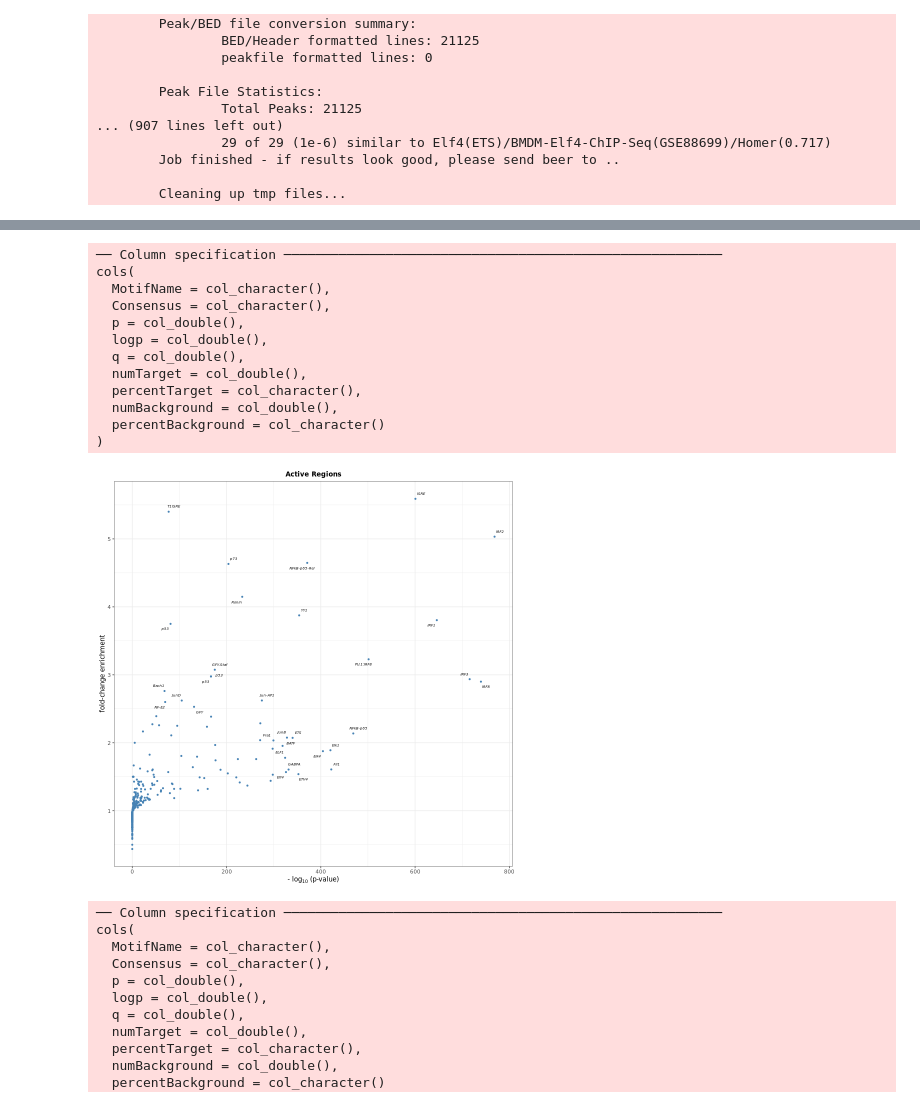
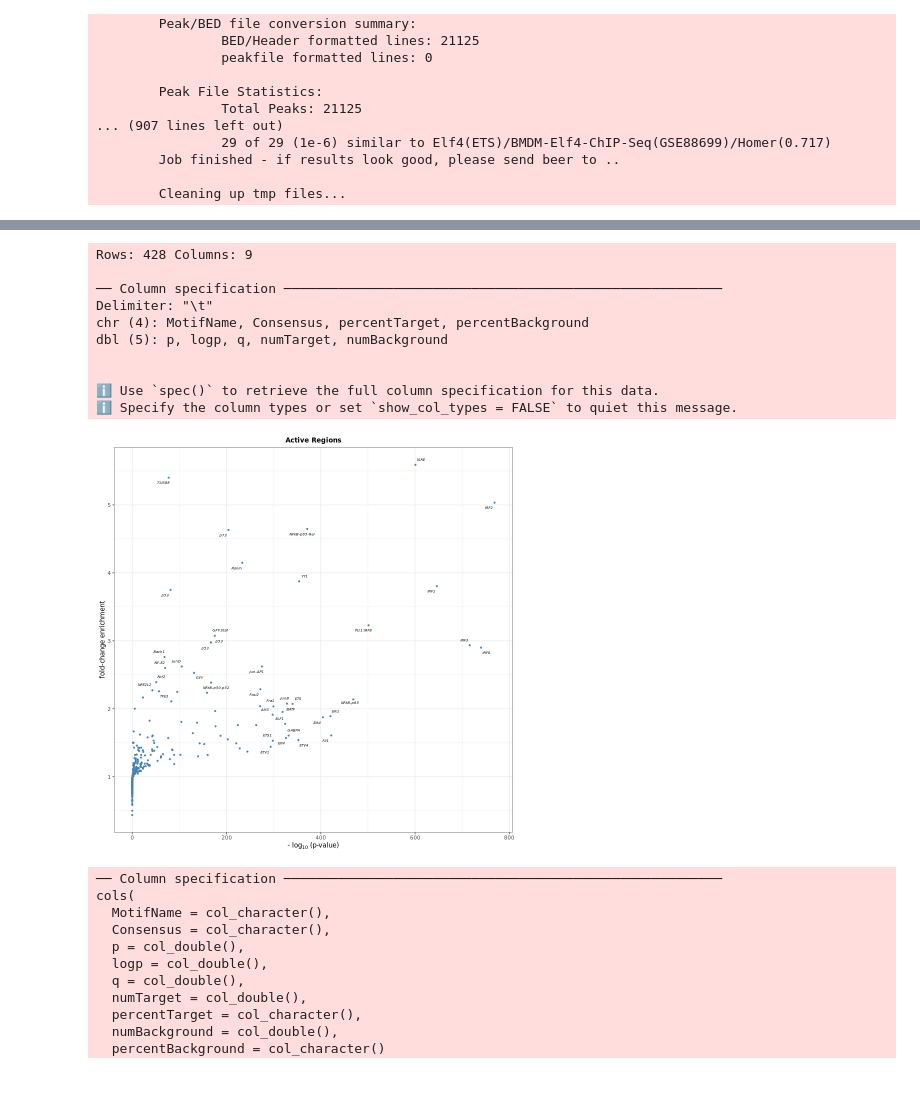
Before and after one commit to HodgesGenomicsLab/ATAC-STARR-seq, a Jupyter notebook: 3_peak-and-region_characterization/Characterize_Regulatory_Regions.ipynb, the cells around one changed output, grey strips where cells are left out. Drawn from its saved outputs; the diff is of its cells as text; code cells hidden in the pictures.

```diff
--- a/3_peak-and-region_characterization/Characterize_Regulatory_Regions.ipynb
+++ b/3_peak-and-region_characterization/Characterize_Regulatory_Regions.ipynb
@@ -450,40 +462,38 @@ format_motif_results <- function(df){
 # %%
 dir <- '/data/hodges_lab/ATAC-STARR_B-cells/results/AS-regions_motif-enrichment/GM12878inGM12878_active'
 
 #Read in motif results txt files
 active <- read_tsv(paste0(dir,"/knownResults.txt"),
                    col_names=c("MotifName","Consensus","p","logp","q","numTarget",
                                "percentTarget","numBackground","percentBackground"),
                    skip = 1)
 
 active_res <- format_motif_results(df=active)
 
-active_res_text <- dplyr::filter(active_res, rank(logp) <= 20 | rank(dplyr::desc(percentFold)) <= 20)
+active_res_text <- dplyr::filter(active_res, rank(logp) <= 25 | rank(dplyr::desc(percentFold)) <= 25)
 
 active <- ggplot(active_res, aes(x=abs(as.numeric(logp)), y=percentFold)) +
     geom_point(color="steelblue", size = 0.5) +
     geom_text_repel(data=active_res_text, aes(x=abs(as.numeric(logp)), y=percentFold, label = Motif),
-               size = 1.5, fontface = "italic", max.overlaps = getOption("ggrepel.max.overlaps", default = 15)) +
+               size = 1.5, fontface = "italic", max.overlaps = getOption("ggrepel.max.overlaps", default = 45)) +
     ggtitle("Active Regions") +
     labs(x = bquote("-"~log[10]~"(p-value)"), y = "fold-change enrichment") +
     theme_bw(base_size = 8) +
     theme(plot.title = element_text(hjust = 0.5, size = 8, face = "bold"))
 
 active
 # %% [output]
+Rows: 428 Columns: 9
+
 ── Column specification ────────────────────────────────────────────────────────
-cols(
-  MotifName = col_character(),
-  Consensus = col_character(),
-  p = col_double(),
-  logp = col_double(),
-  q = col_double(),
-  numTarget = col_double(),
-  percentTarget = col_character(),
-  numBackground = col_double(),
-  percentBackground = col_character()
-)
+Delimiter: "\t"
+chr (4): MotifName, Consensus, percentTarget, percentBackground
+dbl (5): p, logp, q, numTarget, numBackground
+
+
+ℹ Use `spec()` to retrieve the full column specification for this data.
+ℹ Specify the column types or set `show_col_types = FALSE` to quiet this message.
-[figure, old version]
+[figure, new version]
 # %%
 dir <- '/data/hodges_lab/ATAC-STARR_B-cells/results/NAR_paper_figures'
 ggsave(paste0(dir, "/GM_active_motif.pdf"), active, device = cairo_pdf, width = 4, height = 3)
```
Also changed, not shown: parts of 1 cell of this notebook, 8 other files.
